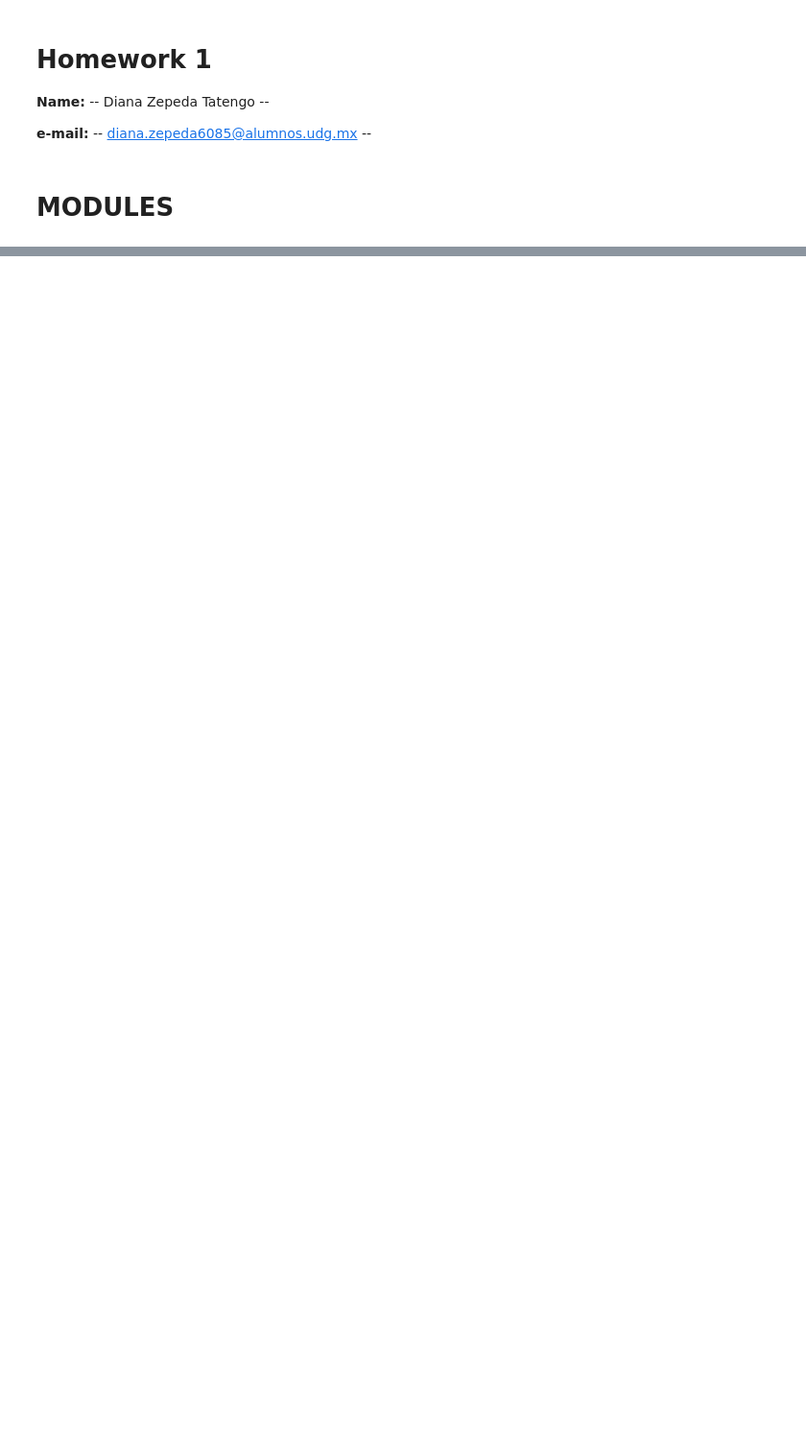
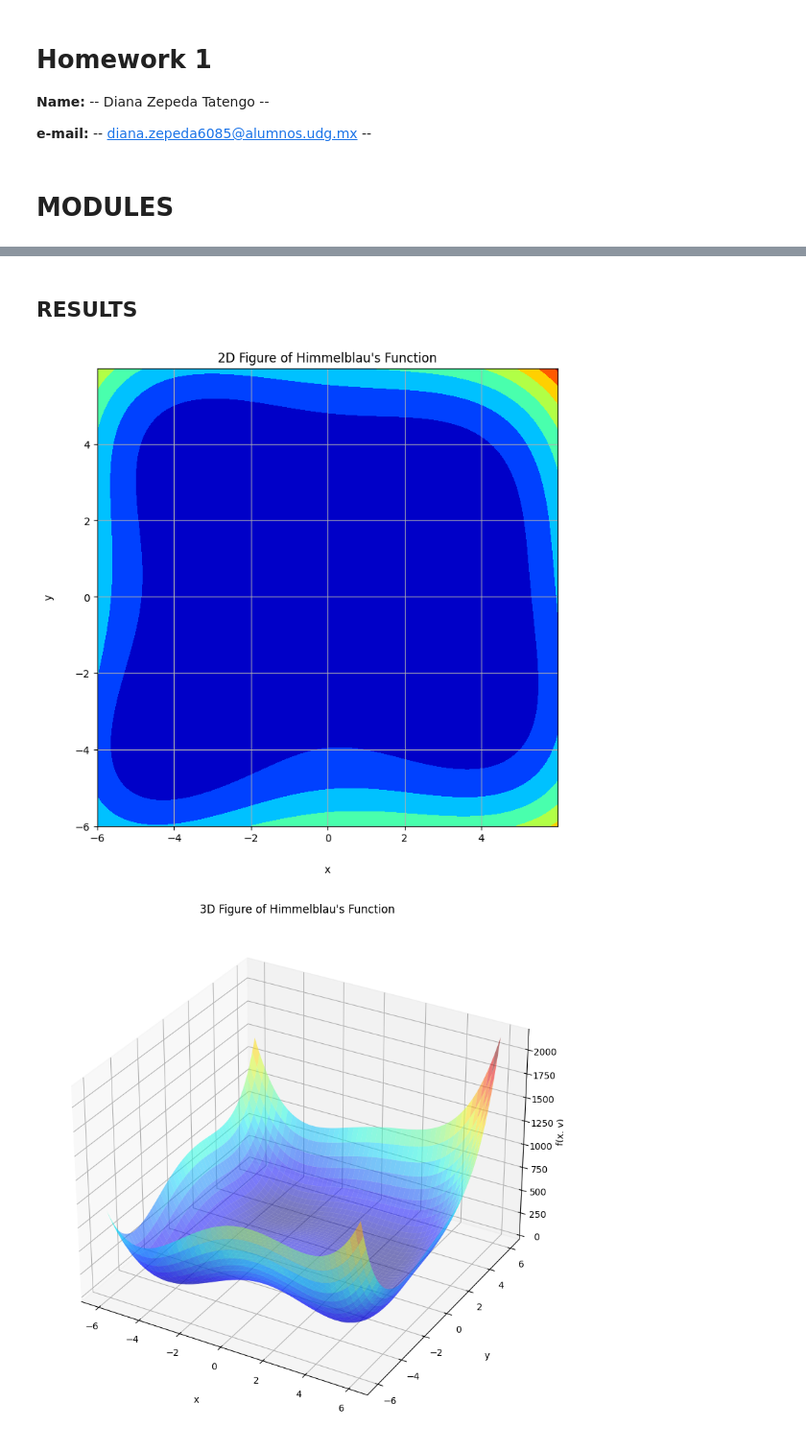
Before and after one commit to dianazepeda3/HW_1-Gradient_descent, a Jupyter notebook: TI_1_HW1.ipynb, the cells around one changed output, grey strips where cells are left out. Shown: that part at 96% size. Drawn from its saved outputs; the diff is of its cells as text; code cells hidden in the pictures; blank space fills up the shorter version.

Commit message:
Add function for optimization and plot 2D and 3D figures

```diff
--- a/TI_1_HW1.ipynb
+++ b/TI_1_HW1.ipynb
@@ -27,2 +28,7 @@ The learning rate $n$ is the size of the steps that are taken to reach the minim
+# %%
+# Function to be optimized
+# Himmelblau's function
+def f_himmelblaus(x, y):
+    return (x**2 + y - 11) ** 2 + (x + y ** 2 - 7) ** 2
 # %%
 # Run gradient descent algorithm
@@ -30,0 +35,39 @@ The learning rate $n$ is the size of the steps that are taken to reach the minim
+# %% [markdown]
+## RESULTS
+# %%
+x_range = np.arange(-6, 6, 0.01)
+y_range = np.arange(-6, 6, 0.01)
+
+X, Y = np.meshgrid(x_range, y_range)
+Z = f_himmelblaus(X, Y)
+
+#2D Figure
+fig = pit.figure(figsize = (8,8))
+ax = fig.add_subplot(111)
+ax.grid()
+ax.contourf(X, Y, Z, cmap='jet')
+
+# Set title
+pit.title(f"2D Figure of Himmelblau's Function")
+
+#3D Figure
+fig2 = pit.figure(figsize = (12,10))
+ax2 = pit.axes(projection='3d')
+ax2.grid()
+ax2.plot_surface(X,Y,Z, cmap='jet', alpha=0.5)
+
+# Set title
+pit.title(f"3D Figure of Himmelblau's Function")
+
+# Set labels
+ax.set_xlabel('x', labelpad=20)
+ax.set_ylabel('y', labelpad=20)
+
+ax2.set_xlabel('x', labelpad=20)
+ax2.set_ylabel('y', labelpad=20)
+ax2.set_zlabel('f(x, y)')
+
+pit.show()
+# %% [output]
+[figure, added]
+[figure, added]
```
Also changed, not shown: parts of 4 cells of this notebook.
